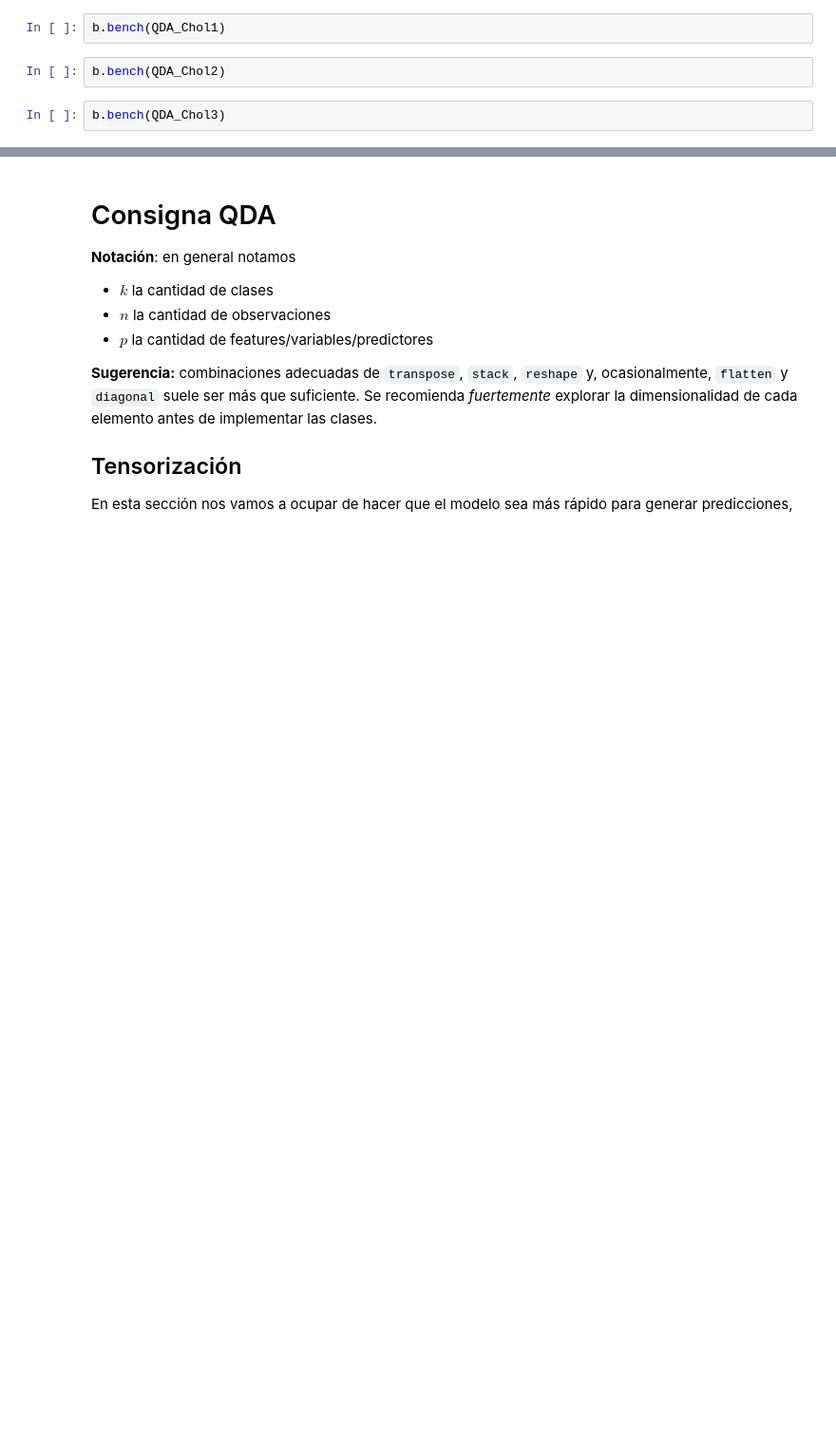
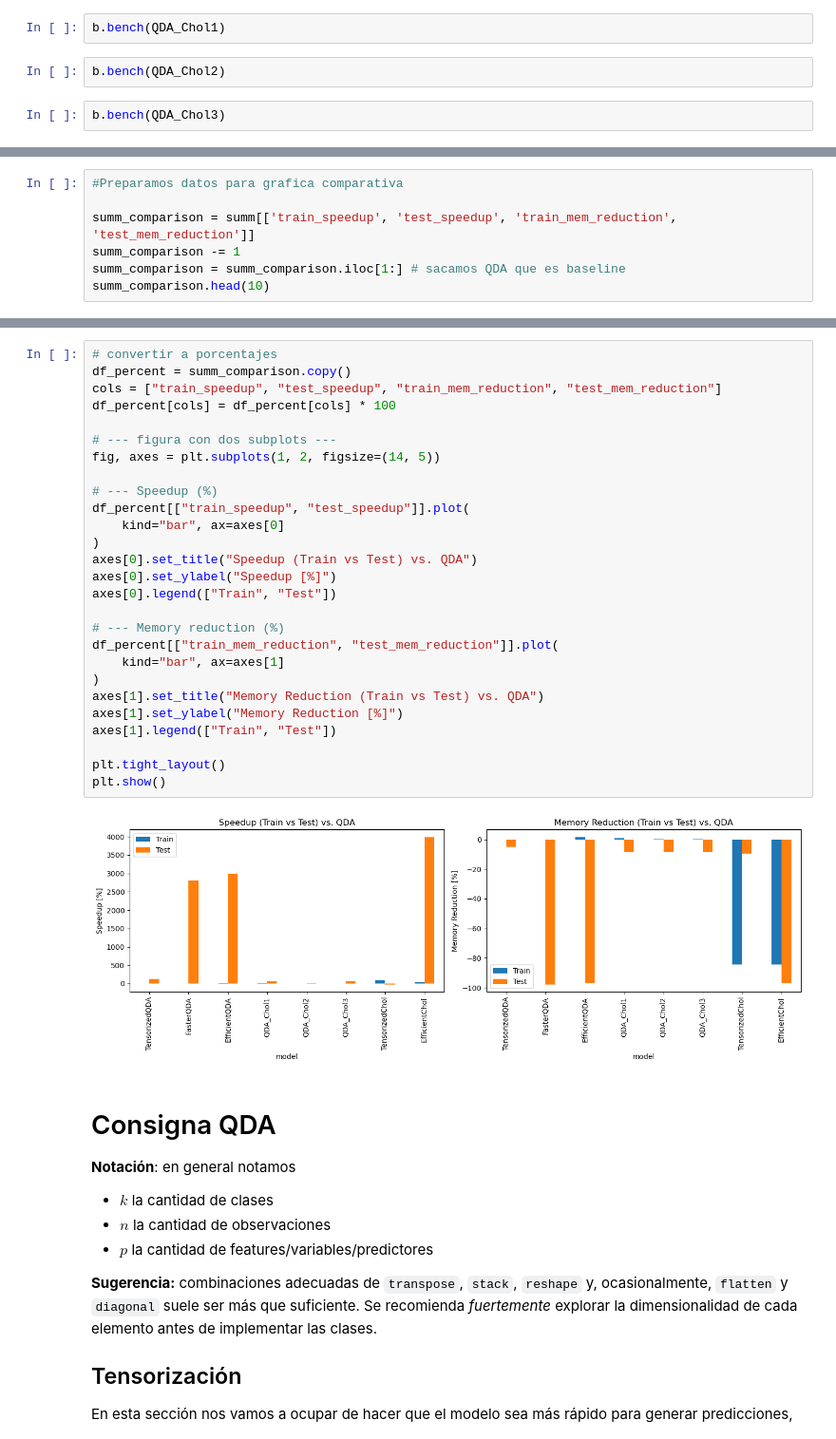
Before and after one commit to FIUBA-CEIA-Grupo2/assignments, a Jupyter notebook: ceia-amia/TP_FINAL/notebooks/AMIA_2025_TP.ipynb, the cells around one changed output, grey strips where cells are left out. Shown: that part at 95% size. Cells and saved outputs as stored; diff of their text form; blank space fills up the shorter version.

```diff
--- a/ceia-amia/TP_FINAL/notebooks/AMIA_2025_TP.ipynb
+++ b/ceia-amia/TP_FINAL/notebooks/AMIA_2025_TP.ipynb
@@ -726,0 +802,7 @@ summ
+# %%
+#Preparamos datos para grafica comparativa
+
+summ_comparison = summ[['train_speedup', 'test_speedup', 'train_mem_reduction', 'test_mem_reduction']]
+summ_comparison -= 1
+summ_comparison = summ_comparison.iloc[1:] # sacamos QDA que es baseline
+summ_comparison.head(10)
@@ -727,3 +820,32 @@ summ
+# %%
+# convertir a porcentajes
+df_percent = summ_comparison.copy()
+cols = ["train_speedup", "test_speedup", "train_mem_reduction", "test_mem_reduction"]
+df_percent[cols] = df_percent[cols] * 100
+
+# --- figura con dos subplots ---
+fig, axes = plt.subplots(1, 2, figsize=(14, 5))
+
+# --- Speedup (%)
+df_percent[["train_speedup", "test_speedup"]].plot(
+    kind="bar", ax=axes[0]
+)
+axes[0].set_title("Speedup (Train vs Test) vs. QDA")
+axes[0].set_ylabel("Speedup [%]")
+axes[0].legend(["Train", "Test"])
+
+# --- Memory reduction (%)
+df_percent[["train_mem_reduction", "test_mem_reduction"]].plot(
+    kind="bar", ax=axes[1]
+)
+axes[1].set_title("Memory Reduction (Train vs Test) vs. QDA")
+axes[1].set_ylabel("Memory Reduction [%]")
+axes[1].legend(["Train", "Test"])
+
+plt.tight_layout()
+plt.show()
+# %% [output]
+[figure, added]
 # %% [markdown]
 # Consigna QDA
 
```
Also changed, not shown: parts of 14 cells of this notebook, 5 other files.
